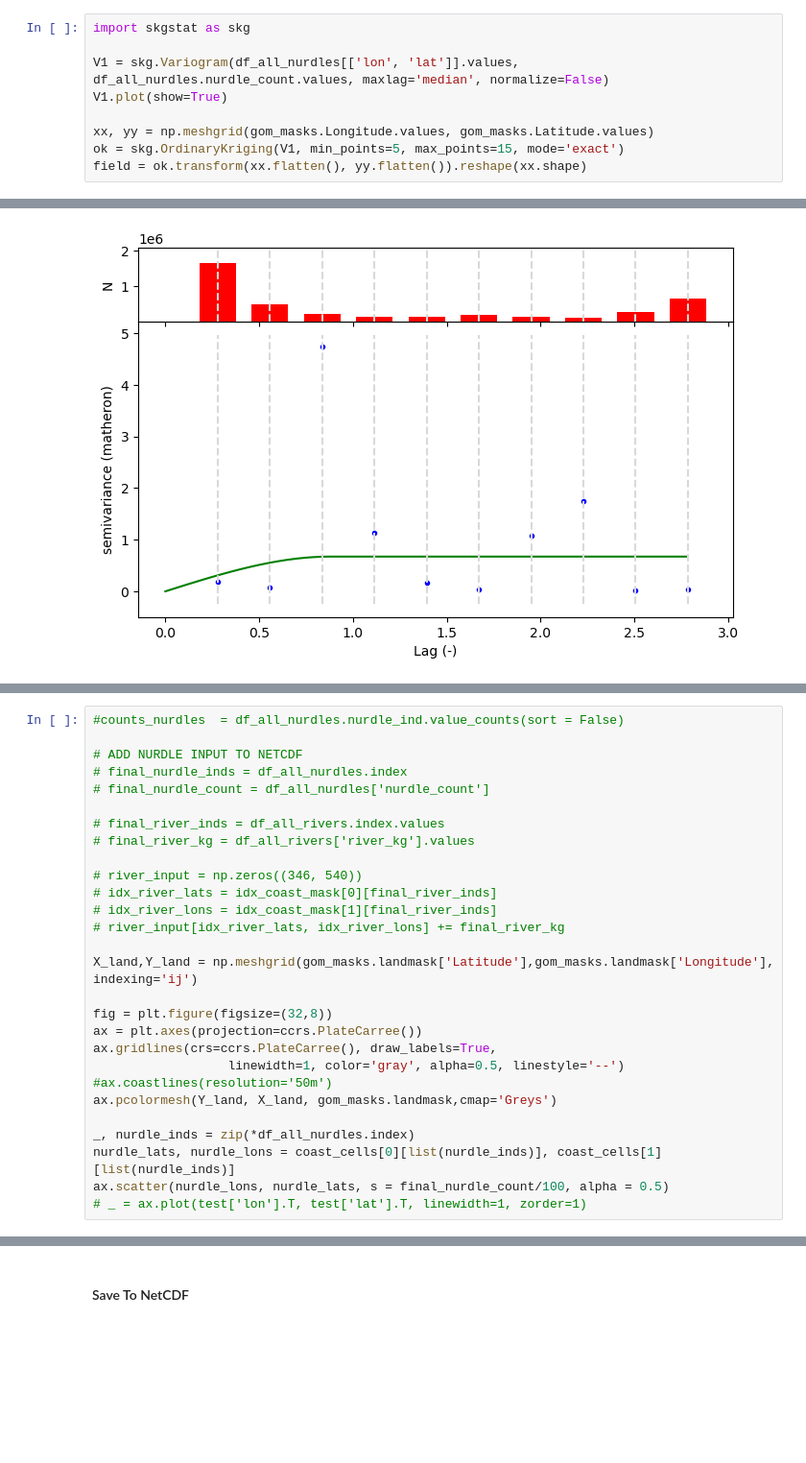
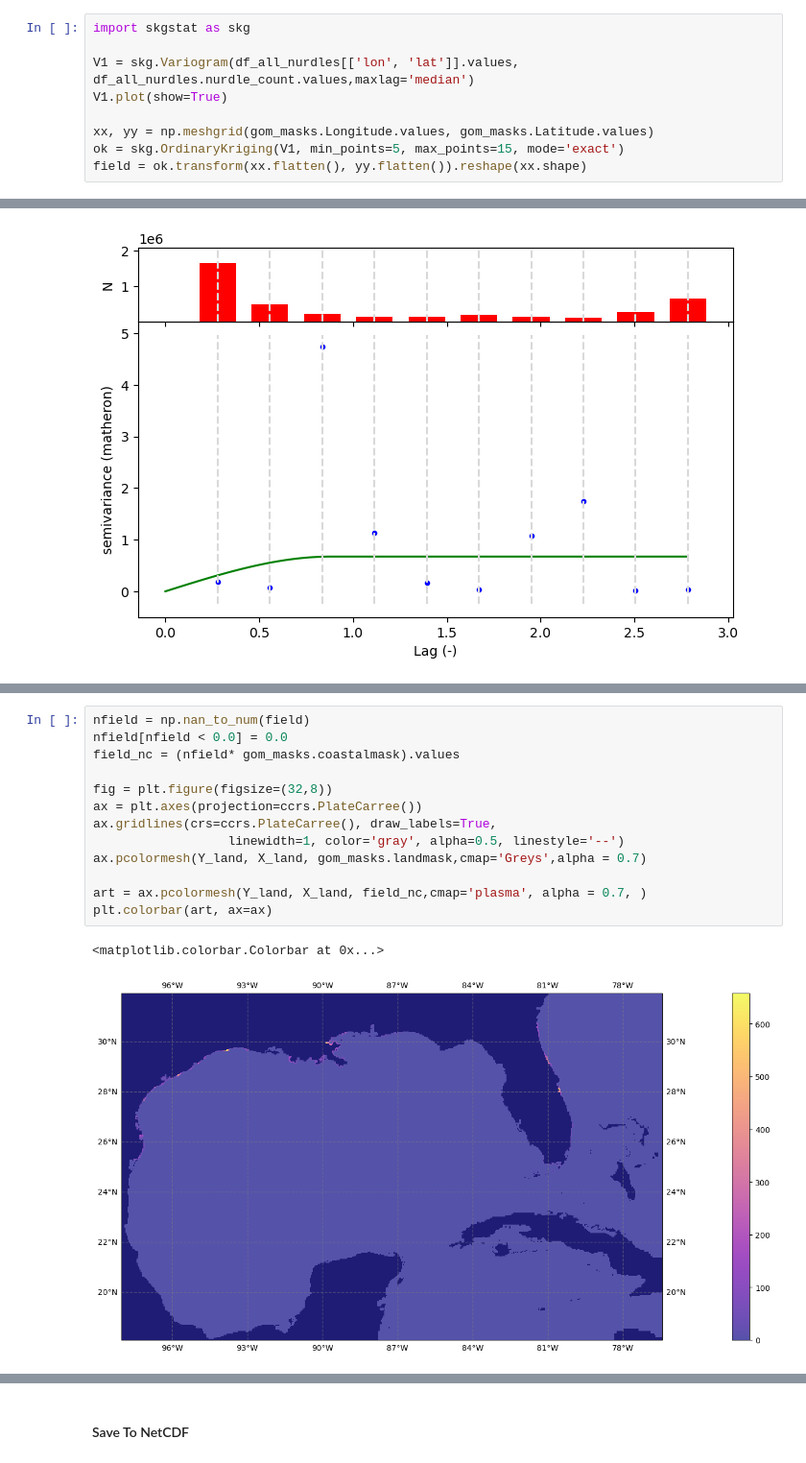
Before and after one commit to davidavzP/GOM_microplastics, a Jupyter notebook: gen_particleset.ipynb, the cells around one changed output, grey strips where cells are left out. Shown at 96% size. Drawn from its saved outputs; the diff is of its cells as text; blank space fills up the shorter version.

Commit message:
variogram updated

```diff
--- a/gen_particleset.ipynb
+++ b/gen_particleset.ipynb
@@ -370,7 +370,7 @@ df_all_nurdles
 # %%
 import skgstat as skg
 
-V1 = skg.Variogram(df_all_nurdles[['lon', 'lat']].values, df_all_nurdles.nurdle_count.values, maxlag='median', normalize=False)
+V1 = skg.Variogram(df_all_nurdles[['lon', 'lat']].values, df_all_nurdles.nurdle_count.values,maxlag='median')
 V1.plot(show=True)
 
 xx, yy = np.meshgrid(gom_masks.Longitude.values, gom_masks.Latitude.values)
@@ -392,31 +391,3 @@ plt.colorbar(art, ax=ax)
 # %% [output]
 <matplotlib.colorbar.Colorbar at 0x...>
 [figure]
-# %%
-#counts_nurdles  = df_all_nurdles.nurdle_ind.value_counts(sort = False)
-
-# ADD NURDLE INPUT TO NETCDF
-# final_nurdle_inds = df_all_nurdles.index
-# final_nurdle_count = df_all_nurdles['nurdle_count']
-
-# final_river_inds = df_all_rivers.index.values
-# final_river_kg = df_all_rivers['river_kg'].values
-
-# river_input = np.zeros((346, 540))
-# idx_river_lats = idx_coast_mask[0][final_river_inds]
-# idx_river_lons = idx_coast_mask[1][final_river_inds]
-# river_input[idx_river_lats, idx_river_lons] += final_river_kg
-
-X_land,Y_land = np.meshgrid(gom_masks.landmask['Latitude'],gom_masks.landmask['Longitude'],  indexing='ij')
-
-fig = plt.figure(figsize=(32,8))
-ax = plt.axes(projection=ccrs.PlateCarree())
-ax.gridlines(crs=ccrs.PlateCarree(), draw_labels=True,
-                  linewidth=1, color='gray', alpha=0.5, linestyle='--')
-#ax.coastlines(resolution='50m')
-ax.pcolormesh(Y_land, X_land, gom_masks.landmask,cmap='Greys')
-
-_, nurdle_inds = zip(*df_all_nurdles.index)
-nurdle_lats, nurdle_lons = coast_cells[0][list(nurdle_inds)], coast_cells[1][list(nurdle_inds)]
-ax.scatter(nurdle_lons, nurdle_lats, s = final_nurdle_count/100, alpha = 0.5)
-# _ = ax.plot(test['lon'].T, test['lat'].T, linewidth=1, zorder=1)
@@ -425,0 +394,16 @@ TypeError: 'int' object is not iterable
+# %%
+nfield = np.nan_to_num(field)
+nfield[nfield < 0.0] = 0.0
+field_nc = (nfield* gom_masks.coastalmask).values
+
+fig = plt.figure(figsize=(32,8))
+ax = plt.axes(projection=ccrs.PlateCarree())
+ax.gridlines(crs=ccrs.PlateCarree(), draw_labels=True,
+                  linewidth=1, color='gray', alpha=0.5, linestyle='--')
+ax.pcolormesh(Y_land, X_land, gom_masks.landmask,cmap='Greys',alpha = 0.7)
+
+art = ax.pcolormesh(Y_land, X_land, field_nc,cmap='plasma', alpha = 0.7, )
+plt.colorbar(art, ax=ax)
+# %% [output]
+<matplotlib.colorbar.Colorbar at 0x...>
+[figure, added]
```
Also changed, not shown: parts of 4 cells of this notebook.
